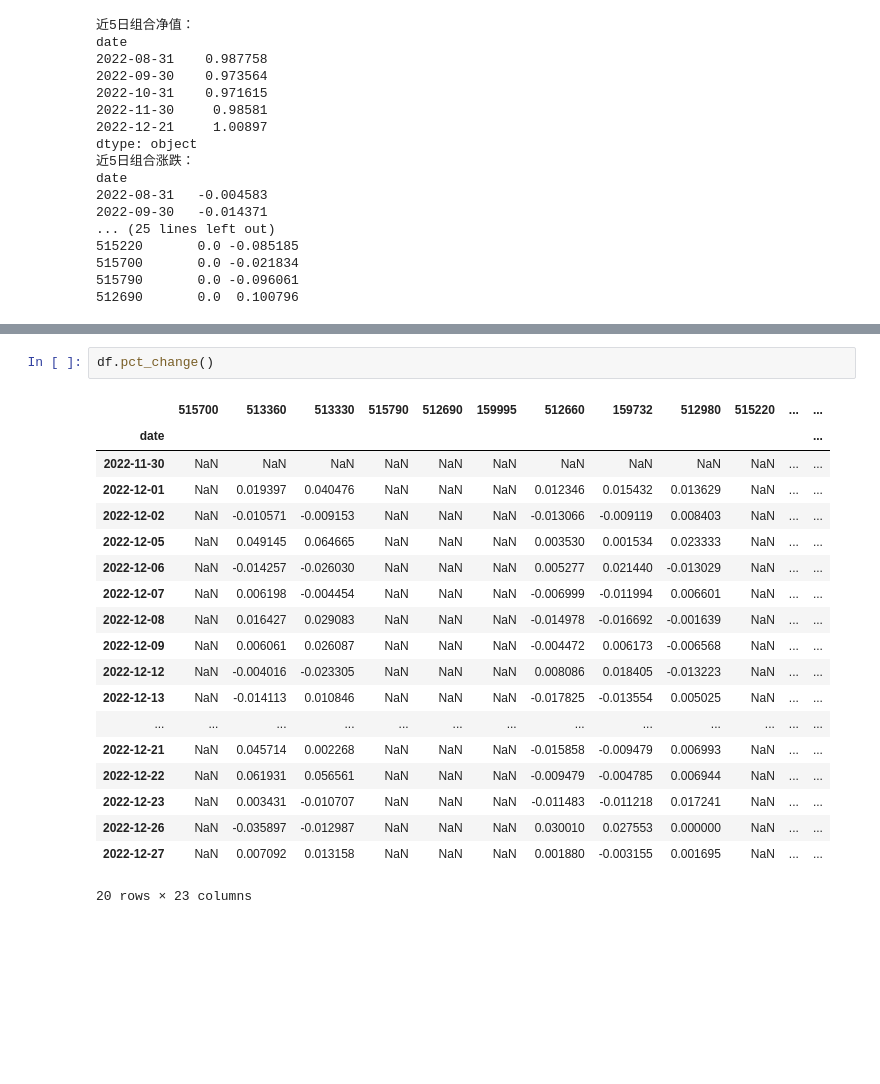
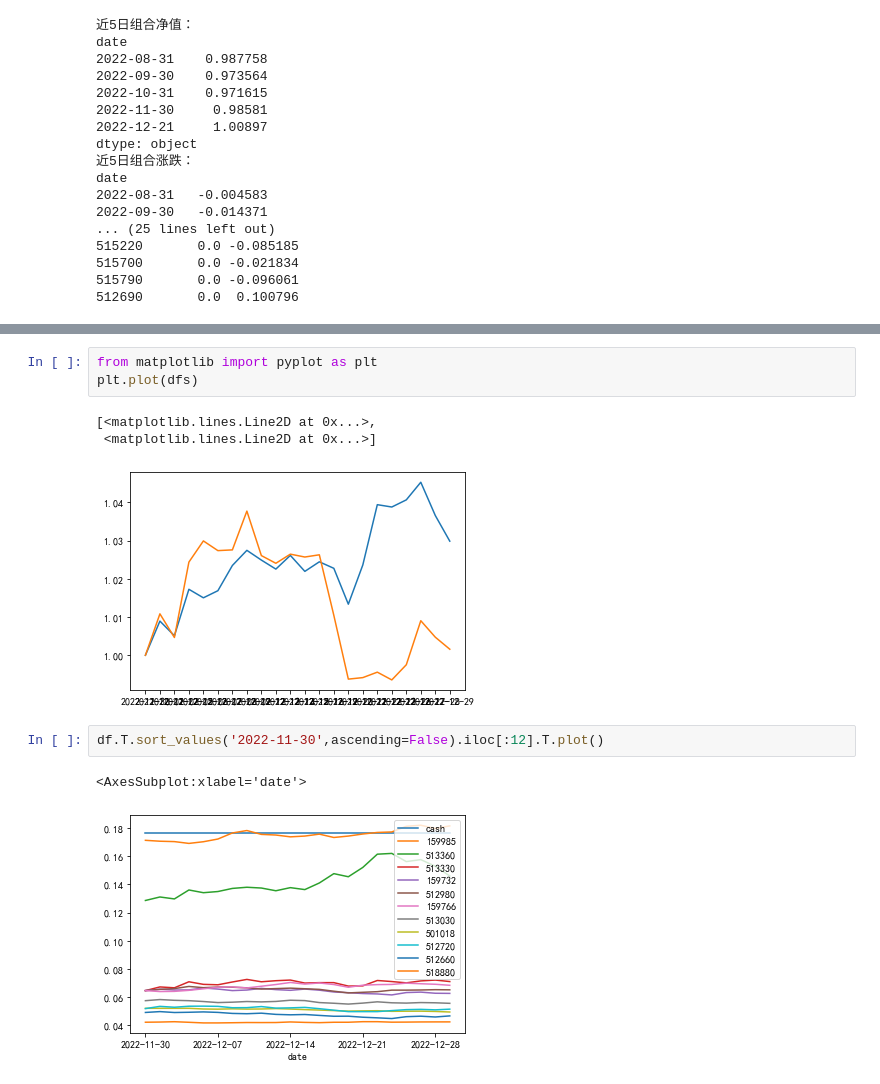
Before and after one commit to jwli601/stocks_stories, a Jupyter notebook: cv_strategy_intro.ipynb, the cells around one changed output, grey strips where cells are left out. Cells and saved outputs as stored; diff of their text form; blank space fills up the shorter version.

```diff
--- a/cv_strategy_intro.ipynb
+++ b/cv_strategy_intro.ipynb
@@ -427,22 +402,12 @@ dfs.plot()
-# %%
-df.pct_change()
-# %% [output]
-|  | 515700 | 513360 | 513330 | 515790 | 512690 | 159995 | 512660 | 159732 | 512980 | 515220 | ... | ... |
-| date |  |  |  |  |  |  |  |  |  |  |  | ... |
-| 2022-11-30 | NaN | NaN | NaN | NaN | NaN | NaN | NaN | NaN | NaN | NaN | ... | ... |
-| 2022-12-01 | NaN | 0.019397 | 0.040476 | NaN | NaN | NaN | 0.012346 | 0.015432 | 0.013629 | NaN | ... | ... |
-| 2022-12-02 | NaN | -0.010571 | -0.009153 | NaN | NaN | NaN | -0.013066 | -0.009119 | 0.008403 | NaN | ... | ... |
-| 2022-12-05 | NaN | 0.049145 | 0.064665 | NaN | NaN | NaN | 0.003530 | 0.001534 | 0.023333 | NaN | ... | ... |
-| 2022-12-06 | NaN | -0.014257 | -0.026030 | NaN | NaN | NaN | 0.005277 | 0.021440 | -0.013029 | NaN | ... | ... |
-| 2022-12-07 | NaN | 0.006198 | -0.004454 | NaN | NaN | NaN | -0.006999 | -0.011994 | 0.006601 | NaN | ... | ... |
-| 2022-12-08 | NaN | 0.016427 | 0.029083 | NaN | NaN | NaN | -0.014978 | -0.016692 | -0.001639 | NaN | ... | ... |
-| 2022-12-09 | NaN | 0.006061 | 0.026087 | NaN | NaN | NaN | -0.004472 | 0.006173 | -0.006568 | NaN | ... | ... |
-| 2022-12-12 | NaN | -0.004016 | -0.023305 | NaN | NaN | NaN | 0.008086 | 0.018405 | -0.013223 | NaN | ... | ... |
-| 2022-12-13 | NaN | -0.014113 | 0.010846 | NaN | NaN | NaN | -0.017825 | -0.013554 | 0.005025 | NaN | ... | ... |
-| ... | ... | ... | ... | ... | ... | ... | ... | ... | ... | ... | ... | ... |
-| 2022-12-21 | NaN | 0.045714 | 0.002268 | NaN | NaN | NaN | -0.015858 | -0.009479 | 0.006993 | NaN | ... | ... |
-| 2022-12-22 | NaN | 0.061931 | 0.056561 | NaN | NaN | NaN | -0.009479 | -0.004785 | 0.006944 | NaN | ... | ... |
-| 2022-12-23 | NaN | 0.003431 | -0.010707 | NaN | NaN | NaN | -0.011483 | -0.011218 | 0.017241 | NaN | ... | ... |
-| 2022-12-26 | NaN | -0.035897 | -0.012987 | NaN | NaN | NaN | 0.030010 | 0.027553 | 0.000000 | NaN | ... | ... |
-| 2022-12-27 | NaN | 0.007092 | 0.013158 | NaN | NaN | NaN | 0.001880 | -0.003155 | 0.001695 | NaN | ... | ... |
-20 rows × 23 columns
+# %%
+from matplotlib import pyplot as plt
+plt.plot(dfs)
+# %% [output]
+[<matplotlib.lines.Line2D at 0x...>,
+ <matplotlib.lines.Line2D at 0x...>]
+[figure, added]
+# %%
+df.T.sort_values('2022-11-30',ascending=False).iloc[:12].T.plot()
+# %% [output]
+<AxesSubplot:xlabel='date'>
+[figure, added]
```
Also changed, not shown: parts of 2 cells of this notebook.
